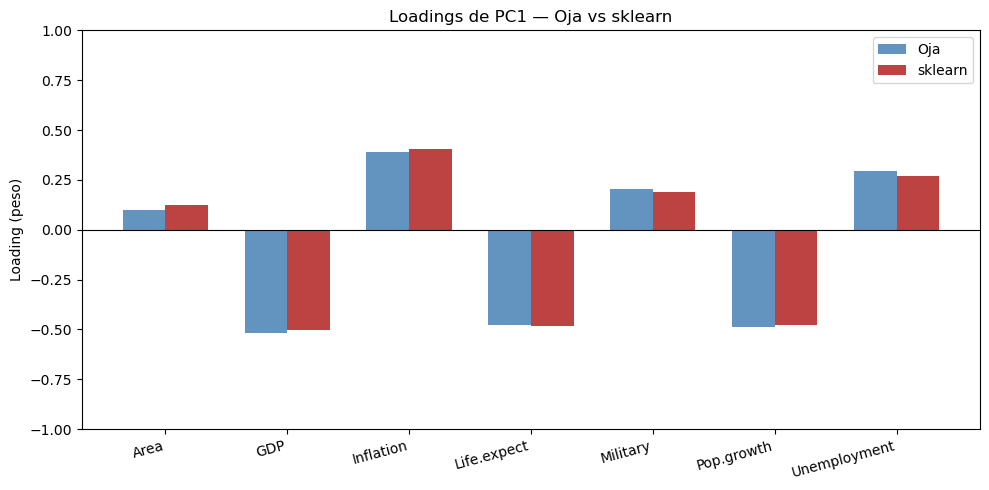
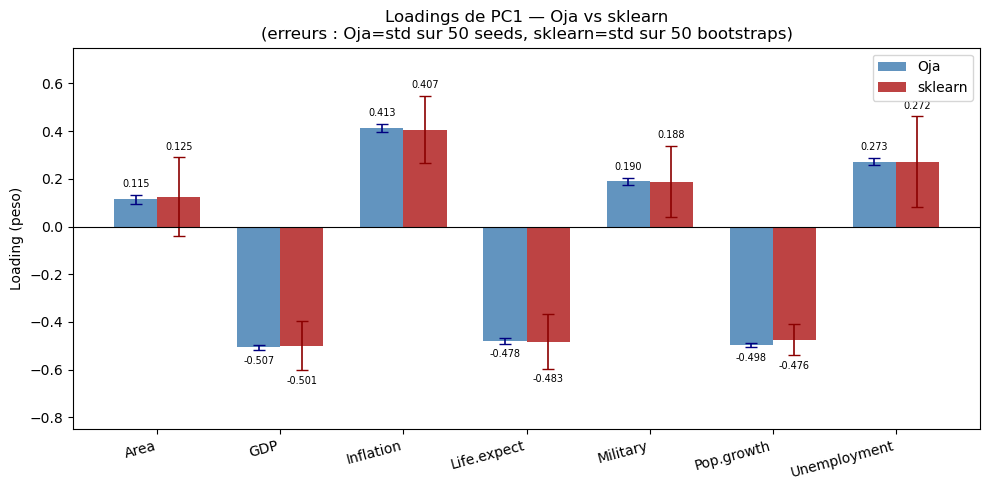
Unified diff of the notebook cell whose output changed from the first chart to the second:
--- before
+++ after
@@ -1,15 +1,47 @@
+N = 50
+
+# Oja : std sur N seeds différents
+oja_runs = []
+for seed in range(N):
+    w_tmp, _ = oja(X_scaled, lr=0.01, n_epochs=50, seed=seed)
+    if np.dot(w_tmp, w_sklearn) < 0:
+        w_tmp = -w_tmp
+    oja_runs.append(w_tmp)
+oja_runs = np.array(oja_runs)
+oja_std = oja_runs.std(axis=0)
+
+# sklearn : std sur N bootstraps du dataset
+rng_boot = np.random.default_rng(0)
+sklearn_runs = []
+for _ in range(N):
+    idx = rng_boot.choice(len(X_scaled), len(X_scaled), replace=True)
+    pca_tmp = PCA()
+    pca_tmp.fit(X_scaled[idx])
+    w_tmp = pca_tmp.components_[0]
+    if np.dot(w_tmp, w_sklearn) < 0:
+        w_tmp = -w_tmp
+    sklearn_runs.append(w_tmp)
+sklearn_runs = np.array(sklearn_runs)
+sklearn_std = sklearn_runs.std(axis=0)
+
+# Graphique
 x_pos = np.arange(len(features))
 width = 0.35
 
 fig, ax = plt.subplots(figsize=(10, 5))
-bars1 = ax.bar(x_pos - width/2, w_oja_aligned, width, label='Oja',    color='steelblue', alpha=0.85)
-bars2 = ax.bar(x_pos + width/2, w_sklearn,     width, label='sklearn', color='firebrick', alpha=0.85)
+bars1 = ax.bar(x_pos - width/2, w_oja_aligned, width, label='Oja',    color='steelblue', alpha=0.85,
+               yerr=oja_std, capsize=4, error_kw=dict(ecolor='navy', elinewidth=1.2))
+bars2 = ax.bar(x_pos + width/2, w_sklearn,     width, label='sklearn', color='firebrick', alpha=0.85,
+               yerr=sklearn_std, capsize=4, error_kw=dict(ecolor='darkred', elinewidth=1.2))
+
+ax.bar_label(bars1, fmt='%.3f', fontsize=7, padding=4)
+ax.bar_label(bars2, fmt='%.3f', fontsize=7, padding=4)
 
 ax.set_xticks(x_pos)
 ax.set_xticklabels(features, rotation=15, ha='right')
 ax.set_ylabel('Loading (peso)')
-ax.set_title('Loadings de PC1 — Oja vs sklearn')
+ax.set_title('Loadings de PC1 — Oja vs sklearn\n(erreurs : Oja=std sur 50 seeds, sklearn=std sur 50 bootstraps)')
 ax.axhline(0, color='black', linewidth=0.8)
-ax.set_ylim(-1, 1)
+ax.set_ylim(-0.85, 0.75)
 ax.legend()
 plt.tight_layout()

Commit: add element